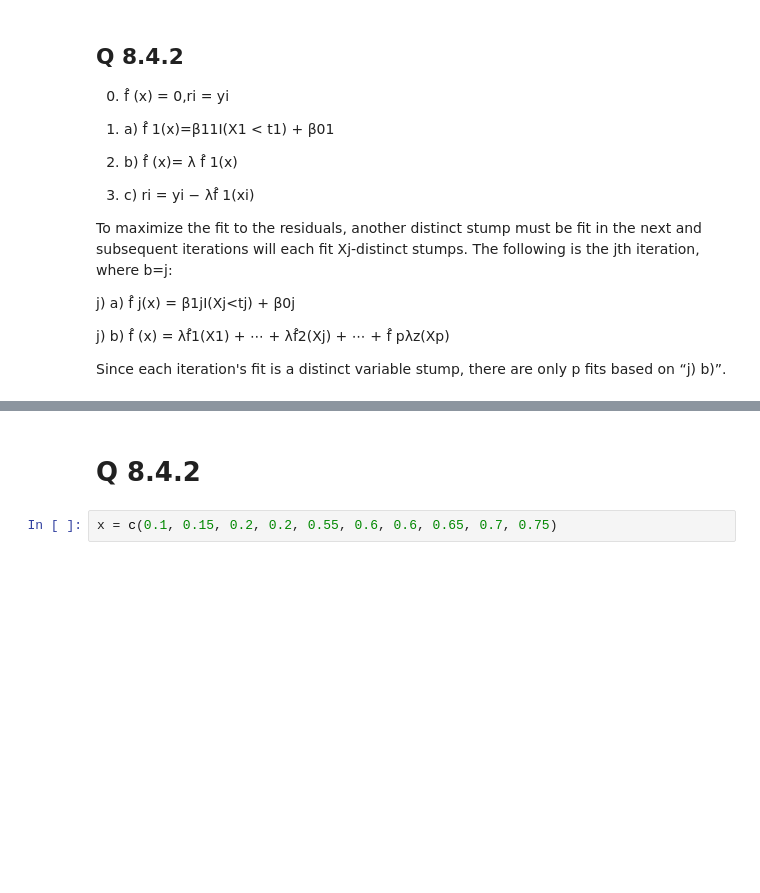
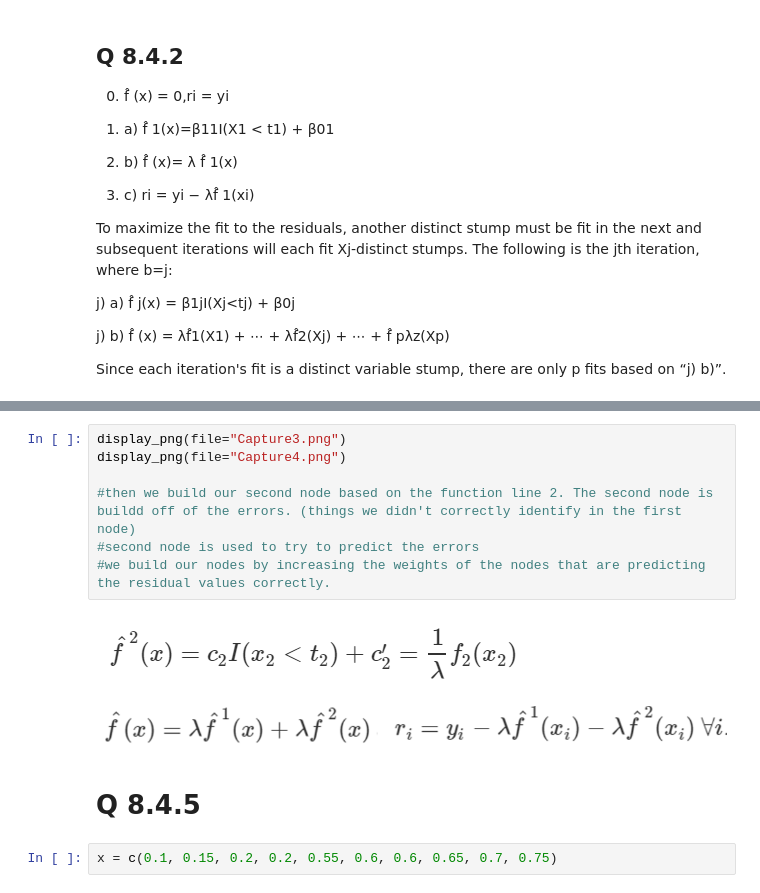
Before and after one commit to a-dhruv/Week11, a Jupyter notebook: Week 11.ipynb, the cells around one changed output, grey strips where cells are left out. Saved outputs shown, nothing was run; the diff lists cells and outputs as text; blank space fills up the shorter version.

```diff
--- a/Week 11.ipynb
+++ b/Week 11.ipynb
@@ -58,5 +74,15 @@ Since each iteration's fit is a distinct variable stump, there are only p fits b
+# %%
+display_png(file="Capture3.png")
+display_png(file="Capture4.png")
+
+#then we build our second node based on the function line 2. The second node is buildd off of the errors. (things we didn't correctly identify in the first node)
+#second node is used to try to predict the errors
+#we build our nodes by increasing the weights of the nodes that are predicting the residual values correctly.
+# %% [output]
+[figure, added]
+[figure, added]
 # %% [markdown]
-# Q 8.4.2
+# Q 8.4.5
 # %%
 x = c(0.1, 0.15, 0.2, 0.2, 0.55, 0.6, 0.6, 0.65, 0.7, 0.75)
 # %%
```
Also changed, not shown: parts of 23 cells of this notebook, 4 other files.
